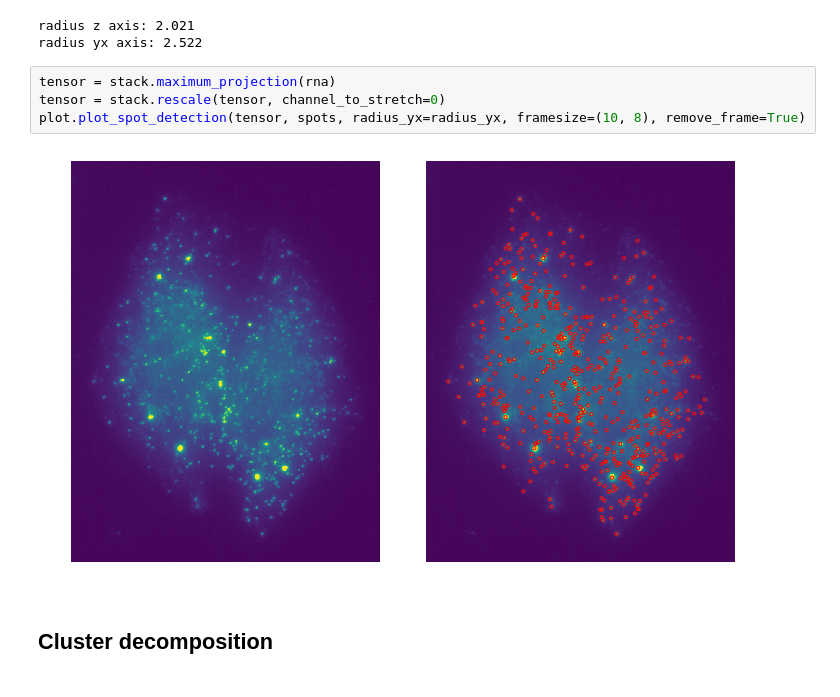
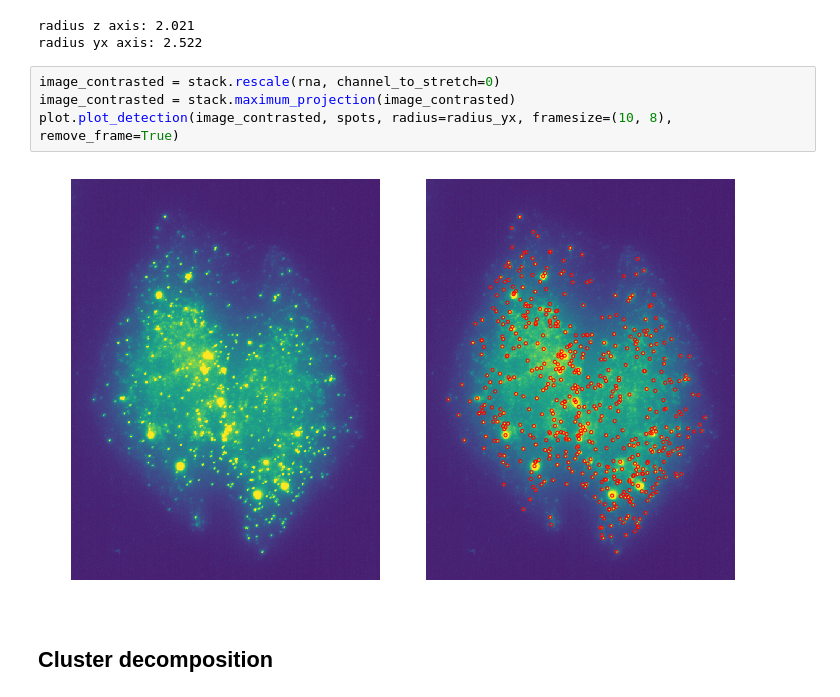
Before and after one commit to fish-quant/big-fish, a Jupyter notebook: examples/5 - Detect spots.ipynb, the cells around one changed output. Saved outputs shown, nothing was run; the diff lists cells and outputs as text.

```diff
--- a/examples/5 - Detect spots.ipynb
+++ b/examples/5 - Detect spots.ipynb
@@ -106,11 +106,11 @@ print("radius yx axis: {0:0.3f}".format(radius_yx))
 radius z axis: 2.021
 radius yx axis: 2.522
 # %%
-tensor = stack.maximum_projection(rna)
-tensor = stack.rescale(tensor, channel_to_stretch=0)
-plot.plot_spot_detection(tensor, spots, radius_yx=radius_yx, framesize=(10, 8), remove_frame=True)
+image_contrasted = stack.rescale(rna, channel_to_stretch=0)
+image_contrasted = stack.maximum_projection(image_contrasted)
+plot.plot_detection(image_contrasted, spots, radius=radius_yx, framesize=(10, 8), remove_frame=True)
 # %% [output]
-[figure, old version]
+[figure, new version]
 # %% [markdown]
 ## Cluster decomposition
 # %% [markdown]
```
Also changed, not shown: parts of 12 cells of this notebook, 6 other files.
